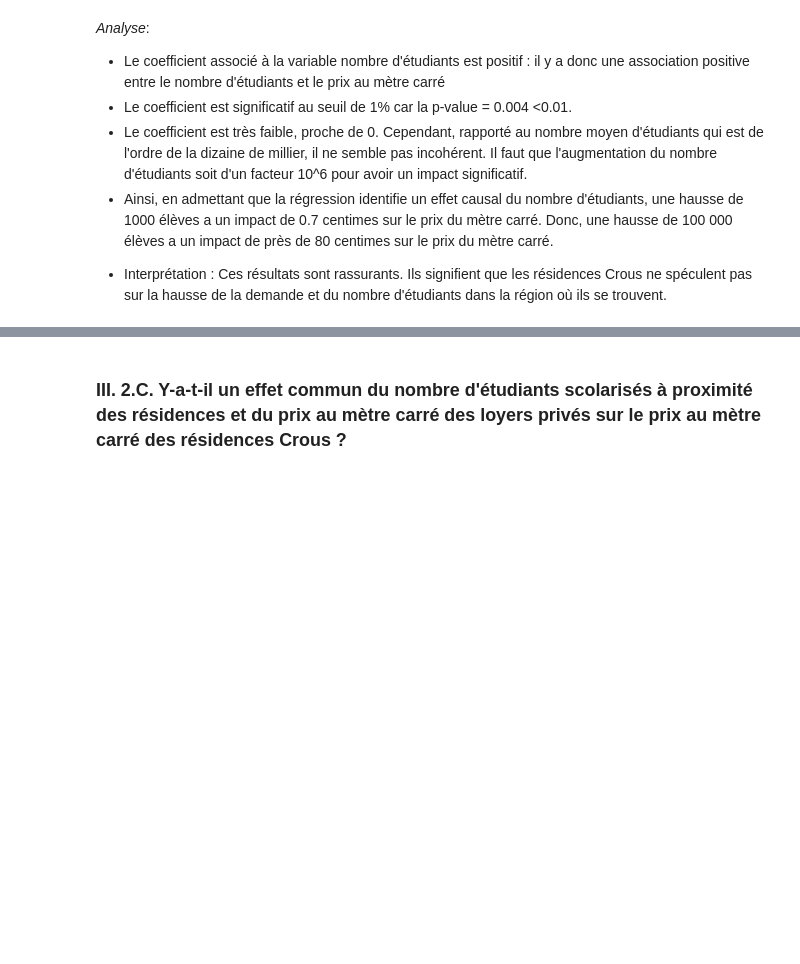
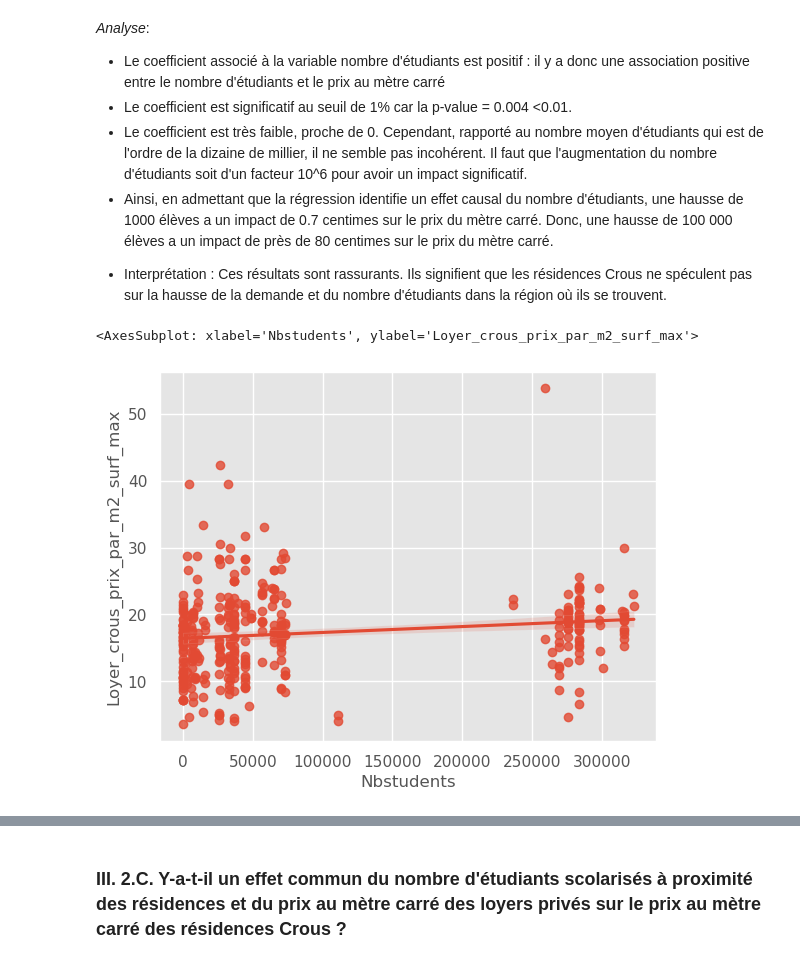
Before and after one commit to Simgnt/La-loi-du-Crous, a Jupyter notebook: Projet_final_Part1_fini + graphes.ipynb, the cells around one changed output, grey strips where cells are left out. Cells and saved outputs as stored; diff of their text form; code cells hidden in the pictures; blank space fills up the shorter version.

```diff
--- a/Projet_final_Part1_fini + graphes.ipynb
+++ b/Projet_final_Part1_fini + graphes.ipynb
@@ -647,4 +868,7 @@ _Analyse_:
 
 + Interprétation : Ces résultats sont rassurants. Ils signifient que les résidences Crous ne spéculent pas sur la hausse de la demande et du nombre d'étudiants dans la région où ils se trouvent.
 # %%
-sns.regplot(x='Nbstudents', y='prix_par_m2_surf_max', data=df2)
+sns.regplot(x='Nbstudents', y='Loyer_crous_prix_par_m2_surf_max', data=df2)
+# %% [output]
+<AxesSubplot: xlabel='Nbstudents', ylabel='Loyer_crous_prix_par_m2_surf_max'>
+[figure, added]
```
Also changed, not shown: parts of 32 cells of this notebook.
